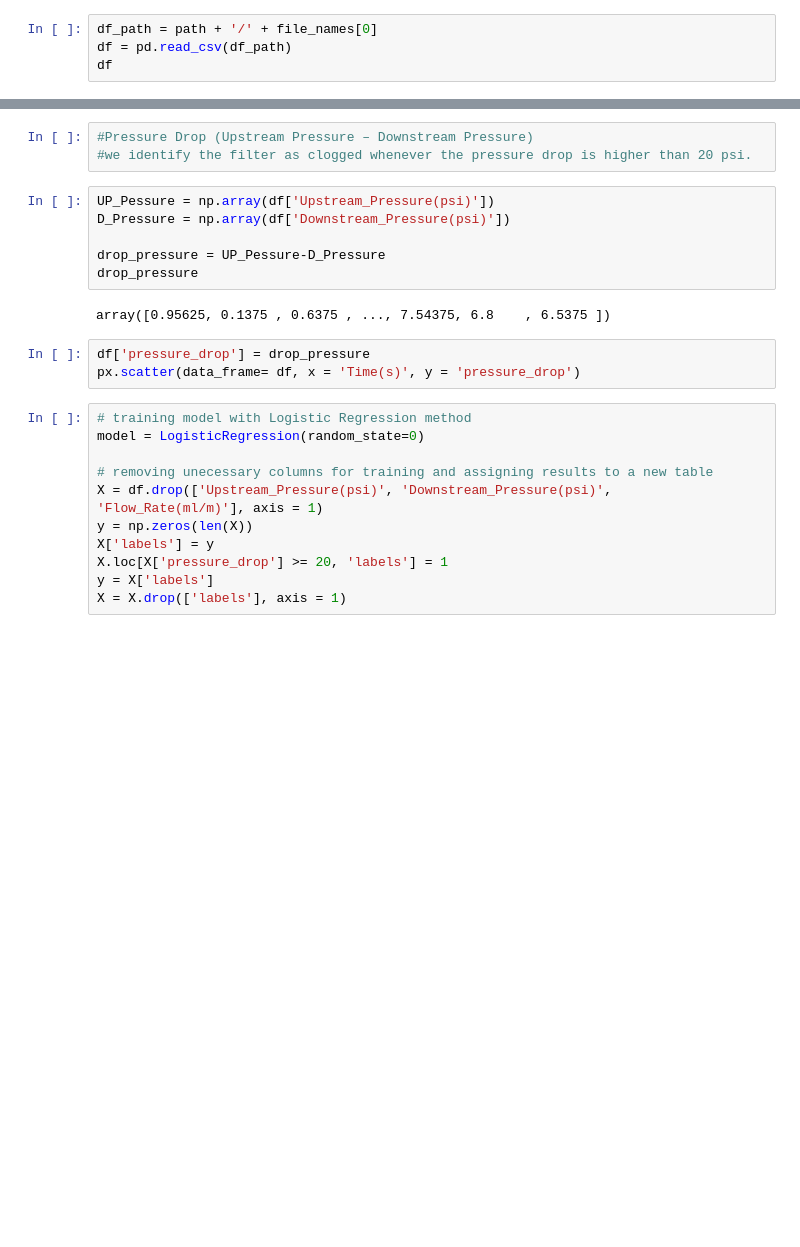
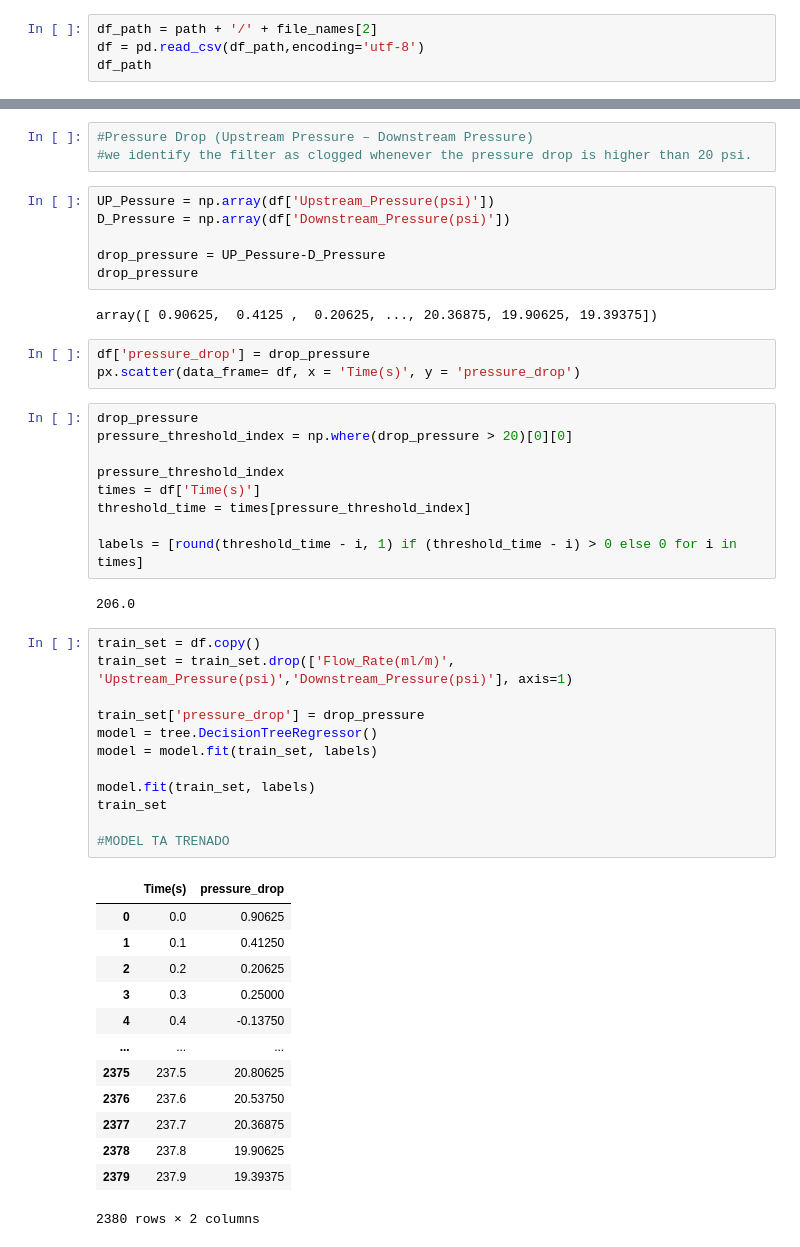
Before and after one commit to AddisonAV/DataChallenge2020, a Jupyter notebook: main.ipynb, the cells around one changed output, grey strips where cells are left out. Drawn from its saved outputs; the diff is of its cells as text; blank space fills up the shorter version.

```diff
--- a/main.ipynb
+++ b/main.ipynb
@@ -21,5 +20,5 @@ Number of files:  13
 # %%
-df_path = path + '/' + file_names[0]
-df = pd.read_csv(df_path)
-df
+df_path = path + '/' + file_names[2]
+df = pd.read_csv(df_path,encoding='utf-8')
+df_path
 # %% [output]
@@ -52,18 +54,44 @@ D_Pressure = np.array(df['Downstream_Pressure(psi)'])
 drop_pressure = UP_Pessure-D_Pressure
 drop_pressure
 # %% [output]
-array([0.95625, 0.1375 , 0.6375 , ..., 7.54375, 6.8    , 6.5375 ])
+array([ 0.90625,  0.4125 ,  0.20625, ..., 20.36875, 19.90625, 19.39375])
 # %%
 df['pressure_drop'] = drop_pressure
 px.scatter(data_frame= df, x = 'Time(s)', y = 'pressure_drop')
-# %%
-# training model with Logistic Regression method
-model = LogisticRegression(random_state=0)
-
-# removing unecessary columns for training and assigning results to a new table
-X = df.drop(['Upstream_Pressure(psi)', 'Downstream_Pressure(psi)', 'Flow_Rate(ml/m)'], axis = 1)
-y = np.zeros(len(X))
-X['labels'] = y
-X.loc[X['pressure_drop'] >= 20, 'labels'] = 1
-y = X['labels']
-X = X.drop(['labels'], axis = 1)
+# %%
+drop_pressure
+pressure_threshold_index = np.where(drop_pressure > 20)[0][0]
+
+pressure_threshold_index
+times = df['Time(s)']
+threshold_time = times[pressure_threshold_index]
+
+labels = [round(threshold_time - i, 1) if (threshold_time - i) > 0 else 0 for i in times]
+# %% [output]
+206.0
+# %%
+train_set = df.copy()
+train_set = train_set.drop(['Flow_Rate(ml/m)', 'Upstream_Pressure(psi)','Downstream_Pressure(psi)'], axis=1)
+
+train_set['pressure_drop'] = drop_pressure
+model = tree.DecisionTreeRegressor()
+model = model.fit(train_set, labels)
+
+model.fit(train_set, labels)
+train_set
+
+#MODEL TA TRENADO
+# %% [output]
+|  | Time(s) | pressure_drop |
+| 0 | 0.0 | 0.90625 |
+| 1 | 0.1 | 0.41250 |
+| 2 | 0.2 | 0.20625 |
+| 3 | 0.3 | 0.25000 |
+| 4 | 0.4 | -0.13750 |
+| ... | ... | ... |
+| 2375 | 237.5 | 20.80625 |
+| 2376 | 237.6 | 20.53750 |
+| 2377 | 237.7 | 20.36875 |
+| 2378 | 237.8 | 19.90625 |
+| 2379 | 237.9 | 19.39375 |
+2380 rows × 2 columns
```
Also changed, not shown: parts of 6 cells of this notebook, 2 other files.
